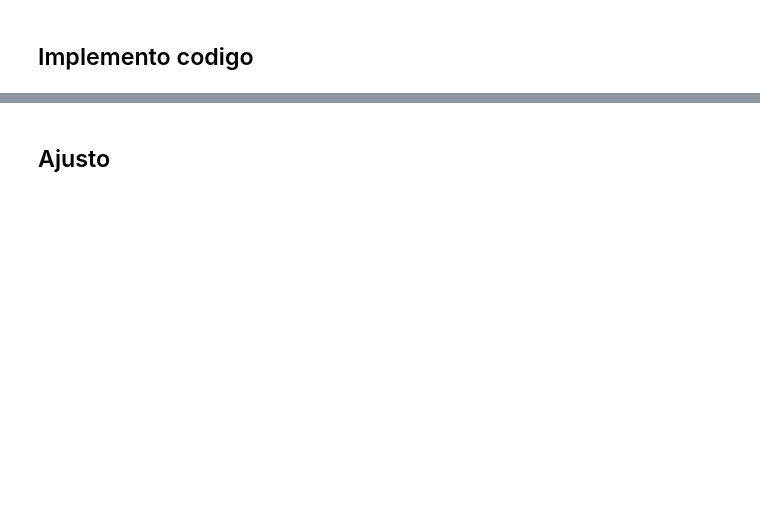
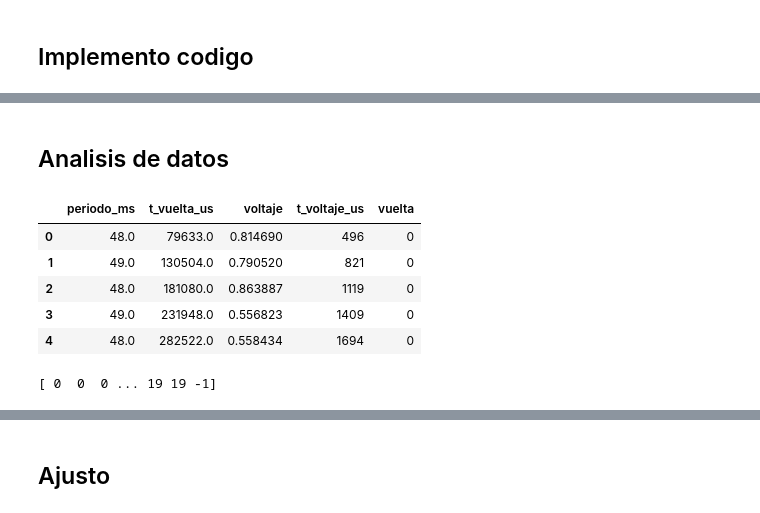
Before and after one commit to BernardoPironio/Polarimetro, a Jupyter notebook: calibracion_y_ajuste.ipynb, the cells around one changed output, grey strips where cells are left out. Cells and saved outputs as stored; diff of their text form; code cells hidden in the pictures; blank space fills up the shorter version.

```diff
--- a/calibracion_y_ajuste.ipynb
+++ b/calibracion_y_ajuste.ipynb
@@ -700,0 +597,2 @@ for i in range(0,11):
+# %% [markdown]
+## Analisis de datos
@@ -700,0 +601,18 @@ for i in range(0,11):
+# %%
+#leo datos y defino variables
+
+medicion = pd.read_csv('Pico Code\\datos indice indicado (+600x20).csv')
+#time_us,adc_raw,iman,periodo_us
+time=np.array(medicion['t_voltaje_us'])
+voltaje=np.array(medicion['voltaje'])
+time_ticks=np.array(medicion['t_vuelta_us'])
+vueltas=np.array(medicion['vuelta'])
+tau=np.array(medicion['periodo_ms'])
+medicion.head()
+# %% [output]
+|  | periodo_ms | t_vuelta_us | voltaje | t_voltaje_us | vuelta |
+| 0 | 48.0 | 79633.0 | 0.814690 | 496 | 0 |
+| 1 | 49.0 | 130504.0 | 0.790520 | 821 | 0 |
+| 2 | 48.0 | 181080.0 | 0.863887 | 1119 | 0 |
+| 3 | 49.0 | 231948.0 | 0.556823 | 1409 | 0 |
+| 4 | 48.0 | 282522.0 | 0.558434 | 1694 | 0 |
@@ -700,0 +640,4 @@ for i in range(0,11):
+# %%
+print(vueltas)
+# %% [output]
+[ 0  0  0 ... 19 19 -1]
```
Also changed, not shown: parts of 16 cells of this notebook, 4 other files.
